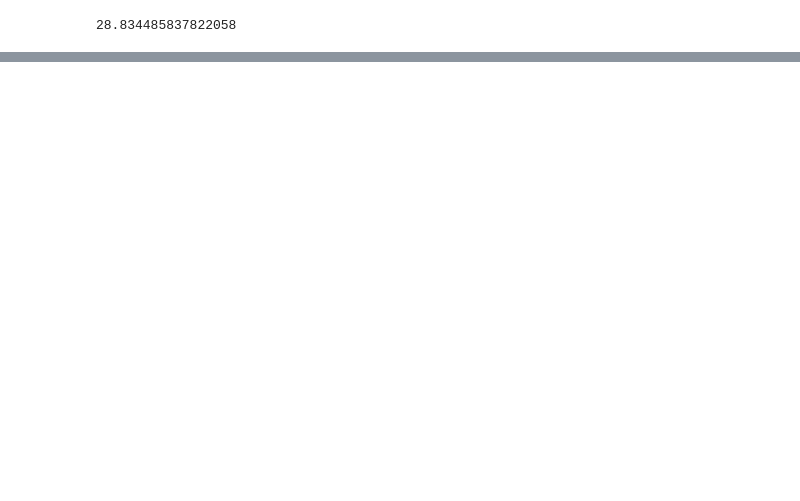
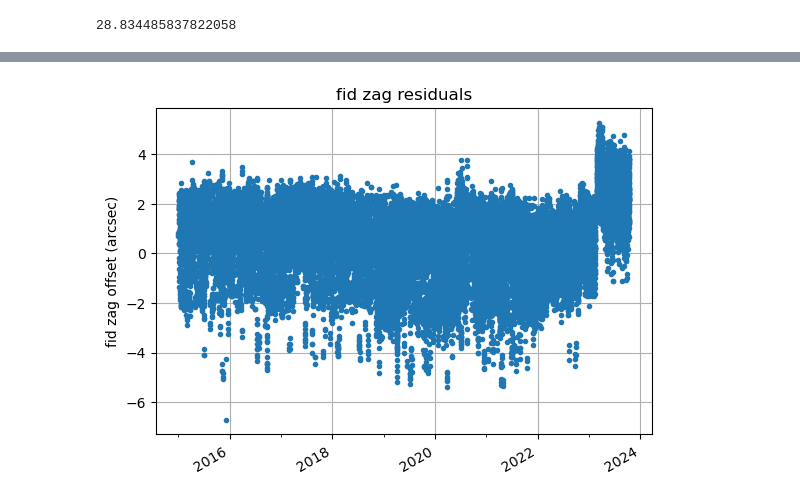
Before and after one commit to sot/fid_drift_mon, a Jupyter notebook: fid_offset_coeff.ipynb, the cells around one changed output, grey strips where cells are left out. Cells and saved outputs as stored; diff of their text form; code cells hidden in the pictures; blank space fills up the shorter version.

```diff
--- a/fid_offset_coeff.ipynb
+++ b/fid_offset_coeff.ipynb
@@ -197,0 +113,10 @@ The sign and offset of these associations with the fid positions and the aimpoin
+# %%
+commands_telem.sort('tstart')
+tstart = commands_telem["tstart"]
+ok = ((commands_telem['tstart'] > CxoTime('2021:001').secs)
+      & (commands_telem['tstart'] < CxoTime('2023:047').secs))
+dat = fetch.Msid('AACCCDPT', tstart[ok][0], tstart[ok][-1], stat='5min')
+from chandra_aca.drift import AcaDriftModel, DRIFT_PARS, SIM_MM_TO_ARCSEC
+drift_y = AcaDriftModel(**DRIFT_PARS['dy'])
+t_ccd = np.interp(tstart[ok], dat.times, dat.vals)
+dy = drift_y.calc(tstart[ok], t_ccd)
@@ -197,0 +153,3 @@ The sign and offset of these associations with the fid positions and the aimpoin
+# %%
+z_offset = np.round(np.mean(commands_telem['aoaczan'][ok] - (commands_telem['zang'][ok] - dz)), 1)
+print(f"z_offset is {z_offset}")
@@ -197,0 +189,16 @@ The sign and offset of these associations with the fid positions and the aimpoin
+# %%
+# Make a plot of Z fid residuals over modern times
+ok = commands_telem['tstart'] > CxoTime('2015:001').secs
+tstart = commands_telem['tstart'][ok]
+dat = fetch.Msid('AACCCDPT', tstart[0], tstart[-1], stat='5min')
+t_ccd = np.interp(tstart, dat.times, dat.vals)
+dz = drift_z.calc(tstart, t_ccd)
+plot_cxctime(tstart,
+            (commands_telem['aoaczan'][ok] - commands_telem['zang'][ok]) - (-1 * dz + z_offset),
+            '.')
+plt.title('fid zag residuals')
+plt.ylabel('fid zag offset (arcsec)')
+plt.grid();
+#plt.savefig("fid_zag_offset_residuals.png")
+# %% [output]
+[figure, added]
```
Also changed, not shown: parts of 48 cells of this notebook.
